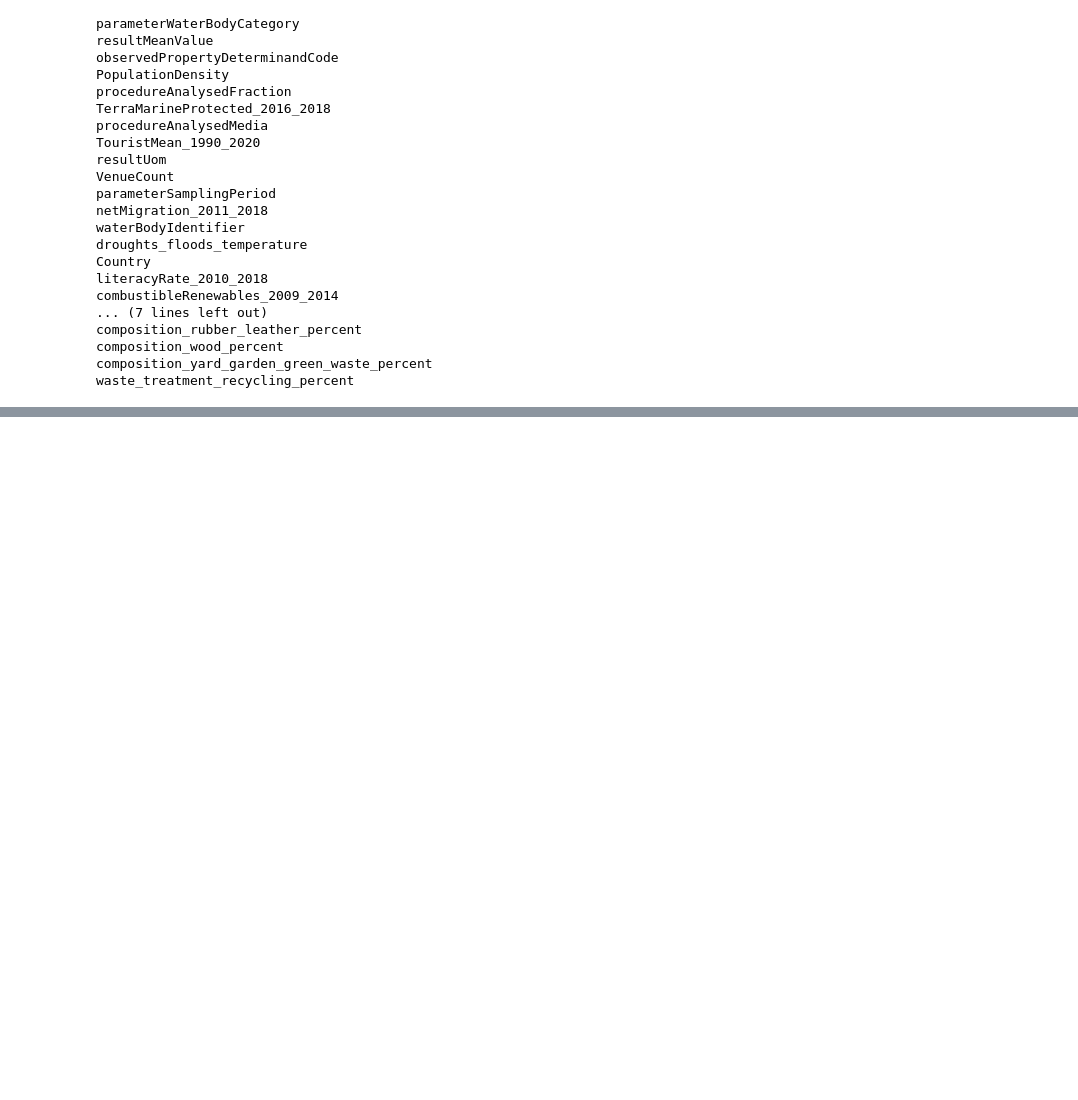
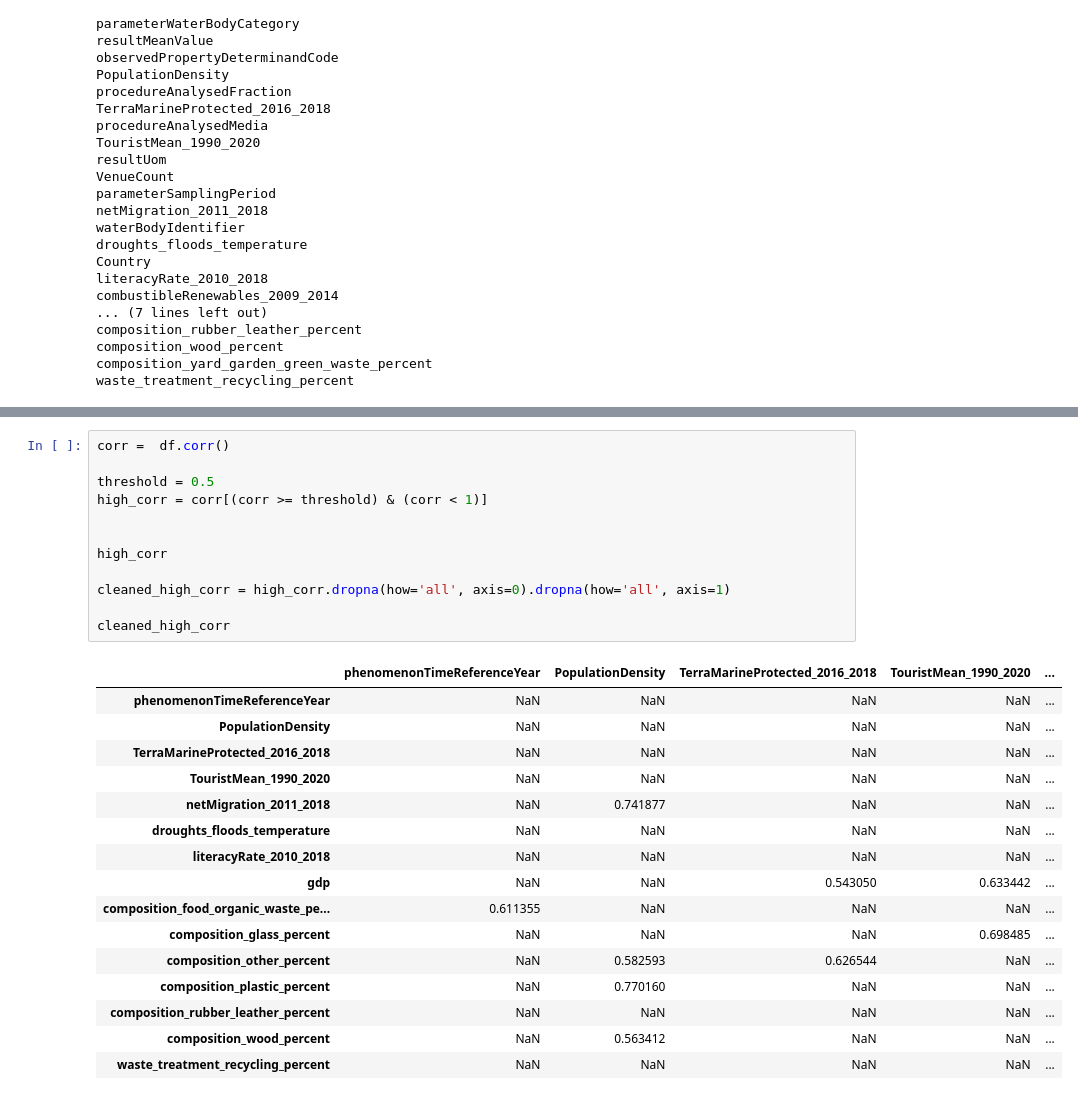
Before and after one commit to Programming-Sai/Water-Quality-Analysis-ML, a Jupyter notebook: notebooks/data_exploration.ipynb, the cells around one changed output, grey strips where cells are left out. Drawn from its saved outputs; the diff is of its cells as text; blank space fills up the shorter version.

```diff
--- a/notebooks/data_exploration.ipynb
+++ b/notebooks/data_exploration.ipynb
@@ -168,0 +659,29 @@ columns_with_issues = [
+# %%
+corr =  df.corr()
+
+threshold = 0.5
+high_corr = corr[(corr >= threshold) & (corr < 1)]
+
+
+high_corr
+
+cleaned_high_corr = high_corr.dropna(how='all', axis=0).dropna(how='all', axis=1)
+
+cleaned_high_corr
+# %% [output]
+|  | phenomenonTimeReferenceYear | PopulationDensity | TerraMarineProtected_2016_2018 | TouristMean_1990_2020 | ... |
+| phenomenonTimeReferenceYear | NaN | NaN | NaN | NaN | ... |
+| PopulationDensity | NaN | NaN | NaN | NaN | ... |
+| TerraMarineProtected_2016_2018 | NaN | NaN | NaN | NaN | ... |
+| TouristMean_1990_2020 | NaN | NaN | NaN | NaN | ... |
+| netMigration_2011_2018 | NaN | 0.741877 | NaN | NaN | ... |
+| droughts_floods_temperature | NaN | NaN | NaN | NaN | ... |
+| literacyRate_2010_2018 | NaN | NaN | NaN | NaN | ... |
+| gdp | NaN | NaN | 0.543050 | 0.633442 | ... |
+| composition_food_organic_waste_pe... | 0.611355 | NaN | NaN | NaN | ... |
+| composition_glass_percent | NaN | NaN | NaN | 0.698485 | ... |
+| composition_other_percent | NaN | 0.582593 | 0.626544 | NaN | ... |
+| composition_plastic_percent | NaN | 0.770160 | NaN | NaN | ... |
+| composition_rubber_leather_percent | NaN | NaN | NaN | NaN | ... |
+| composition_wood_percent | NaN | 0.563412 | NaN | NaN | ... |
+| waste_treatment_recycling_percent | NaN | NaN | NaN | NaN | ... |
```
Also changed, not shown: parts of 39 cells of this notebook.
